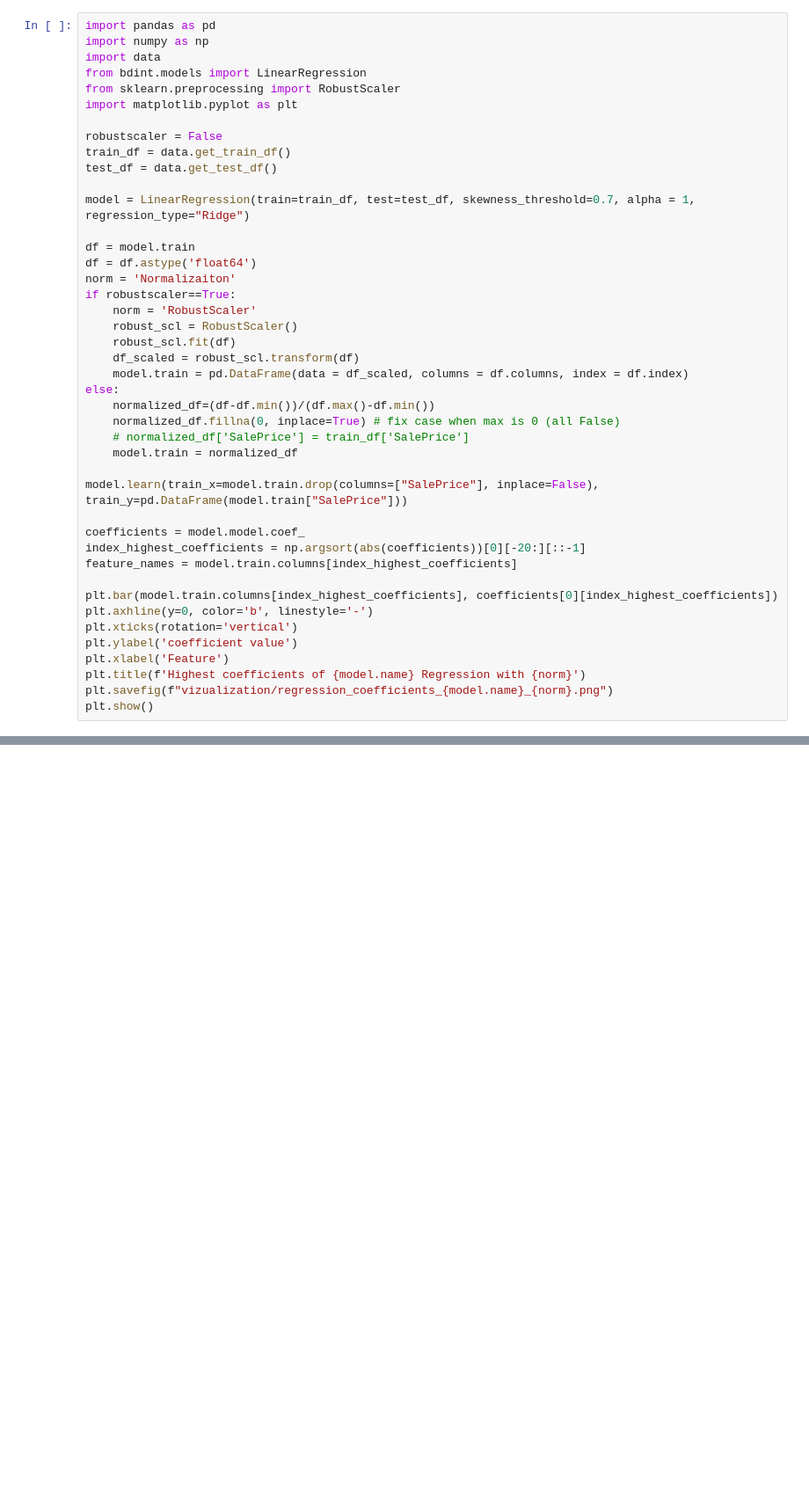
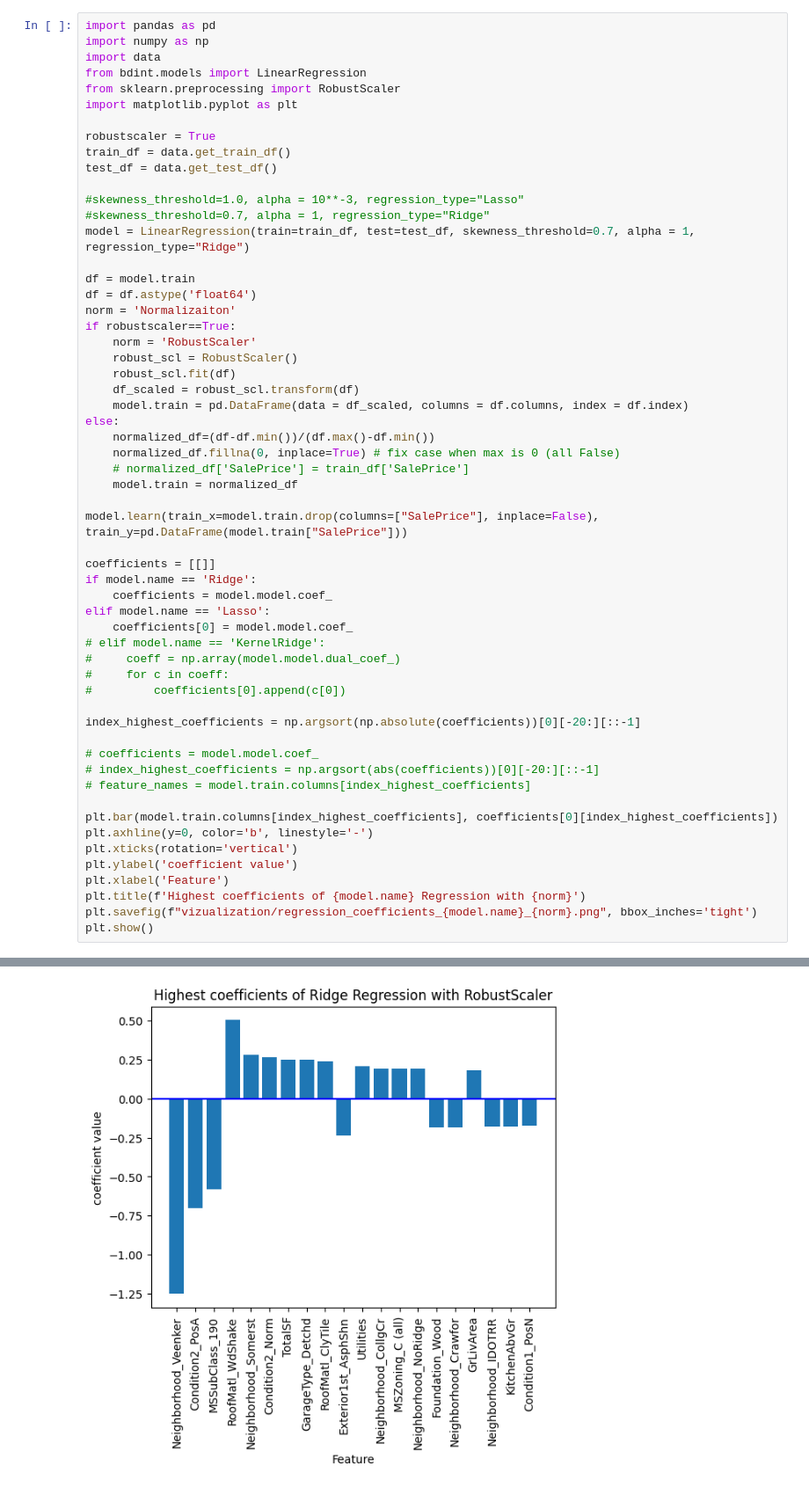
Before and after one commit to adrianfagerland/80240793-Big-Data-Intelligence, a Jupyter notebook: bdint/regression_coefficients.ipynb, the cells around one changed output, grey strips where cells are left out. Shown at 88% size. Drawn from its saved outputs; the diff is of its cells as text; blank space fills up the shorter version.

```diff
--- a/bdint/regression_coefficients.ipynb
+++ b/bdint/regression_coefficients.ipynb
@@ -6,10 +6,12 @@ from bdint.models import LinearRegression
 from sklearn.preprocessing import RobustScaler
 import matplotlib.pyplot as plt
 
-robustscaler = False
+robustscaler = True
 train_df = data.get_train_df()
 test_df = data.get_test_df()
 
+#skewness_threshold=1.0, alpha = 10**-3, regression_type="Lasso"
+#skewness_threshold=0.7, alpha = 1, regression_type="Ridge"
 model = LinearRegression(train=train_df, test=test_df, skewness_threshold=0.7, alpha = 1, regression_type="Ridge")
 
 df = model.train
@@ -29,9 +31,21 @@ else:
 
 model.learn(train_x=model.train.drop(columns=["SalePrice"], inplace=False), train_y=pd.DataFrame(model.train["SalePrice"]))
 
-coefficients = model.model.coef_
-index_highest_coefficients = np.argsort(abs(coefficients))[0][-20:][::-1]
-feature_names = model.train.columns[index_highest_coefficients]
+coefficients = [[]]
+if model.name == 'Ridge':
+    coefficients = model.model.coef_
+elif model.name == 'Lasso':
+    coefficients[0] = model.model.coef_
+# elif model.name == 'KernelRidge':
+#     coeff = np.array(model.model.dual_coef_)
+#     for c in coeff:
+#         coefficients[0].append(c[0])
+
+index_highest_coefficients = np.argsort(np.absolute(coefficients))[0][-20:][::-1]
+
+# coefficients = model.model.coef_
+# index_highest_coefficients = np.argsort(abs(coefficients))[0][-20:][::-1]
+# feature_names = model.train.columns[index_highest_coefficients]
 
 plt.bar(model.train.columns[index_highest_coefficients], coefficients[0][index_highest_coefficients])
 plt.axhline(y=0, color='b', linestyle='-')
@@ -39,6 +53,6 @@ plt.xticks(rotation='vertical')
 plt.ylabel('coefficient value')
 plt.xlabel('Feature')
 plt.title(f'Highest coefficients of {model.name} Regression with {norm}')
-plt.savefig(f"vizualization/regression_coefficients_{model.name}_{norm}.png")
+plt.savefig(f"vizualization/regression_coefficients_{model.name}_{norm}.png", bbox_inches='tight')
 plt.show()
 # %% [output]
@@ -46,0 +59 @@ AttributeError: coef_ is only available when using a linear kernel
+[figure, added]
```
Also changed, not shown: parts of 1 cell of this notebook, 4 other files.
